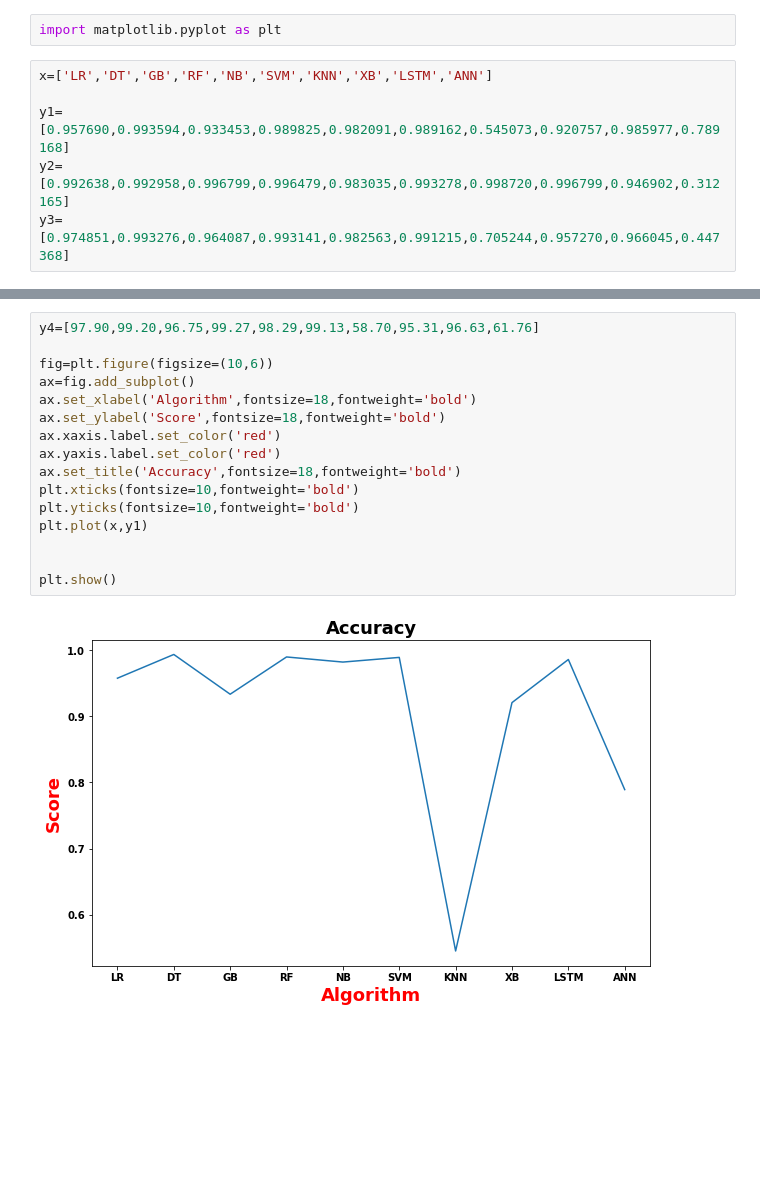
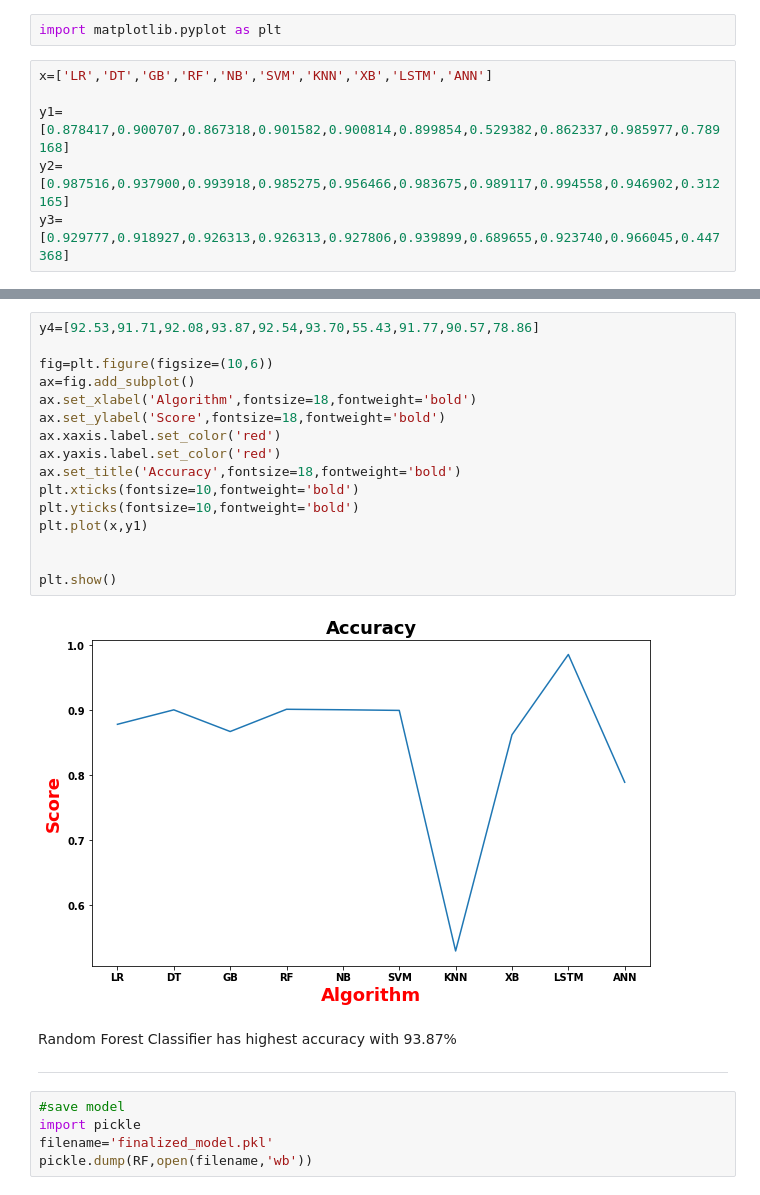
Before and after one commit to SUBHAM830/Fake-News-Detection, a Jupyter notebook: Fake_News_Detection_G22.ipynb, the cells around one changed output, grey strips where cells are left out. Cells and saved outputs as stored; diff of their text form; blank space fills up the shorter version.

```diff
--- a/Fake_News_Detection_G22.ipynb
+++ b/Fake_News_Detection_G22.ipynb
@@ -696,9 +671,9 @@ import matplotlib.pyplot as plt
 # %%
 x=['LR','DT','GB','RF','NB','SVM','KNN','XB','LSTM','ANN']
 
-y1=[0.957690,0.993594,0.933453,0.989825,0.982091,0.989162,0.545073,0.920757,0.985977,0.789168]
-y2=[0.992638,0.992958,0.996799,0.996479,0.983035,0.993278,0.998720,0.996799,0.946902,0.312165]
-y3=[0.974851,0.993276,0.964087,0.993141,0.982563,0.991215,0.705244,0.957270,0.966045,0.447368]
+y1=[0.878417,0.900707,0.867318,0.901582,0.900814,0.899854,0.529382,0.862337,0.985977,0.789168]
+y2=[0.987516,0.937900,0.993918,0.985275,0.956466,0.983675,0.989117,0.994558,0.946902,0.312165]
+y3=[0.929777,0.918927,0.926313,0.926313,0.927806,0.939899,0.689655,0.923740,0.966045,0.447368]
 # %%
 
 fig=plt.figure(figsize=(10,6))
@@ -720,18 +695,27 @@ plt.show()
 # %%
-y4=[97.90,99.20,96.75,99.27,98.29,99.13,58.70,95.31,96.63,61.76]
+y4=[92.53,91.71,92.08,93.87,92.54,93.70,55.43,91.77,90.57,78.86]
 
 fig=plt.figure(figsize=(10,6))
 ax=fig.add_subplot()
 ax.set_xlabel('Algorithm',fontsize=18,fontweight='bold')
 ax.set_ylabel('Score',fontsize=18,fontweight='bold')
 ax.xaxis.label.set_color('red')
 ax.yaxis.label.set_color('red')
 ax.set_title('Accuracy',fontsize=18,fontweight='bold')
 plt.xticks(fontsize=10,fontweight='bold')
 plt.yticks(fontsize=10,fontweight='bold')
 plt.plot(x,y1)
 
 
 plt.show()
 # %% [output]
-[figure, old version]
+[figure, new version]
+# %% [markdown]
+Random Forest Classifier has highest accuracy with 93.87%
+
+---
+# %%
+#save model
+import pickle
+filename='finalized_model.pkl'
+pickle.dump(RF,open(filename,'wb'))
```
Also changed, not shown: parts of 37 cells of this notebook.
